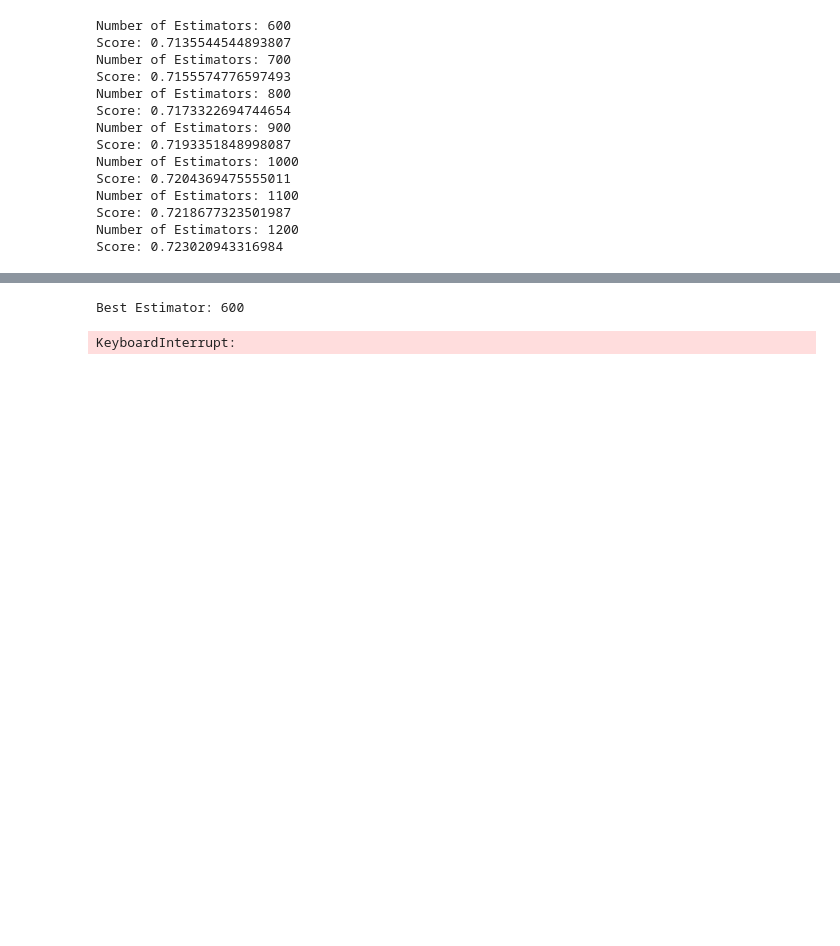
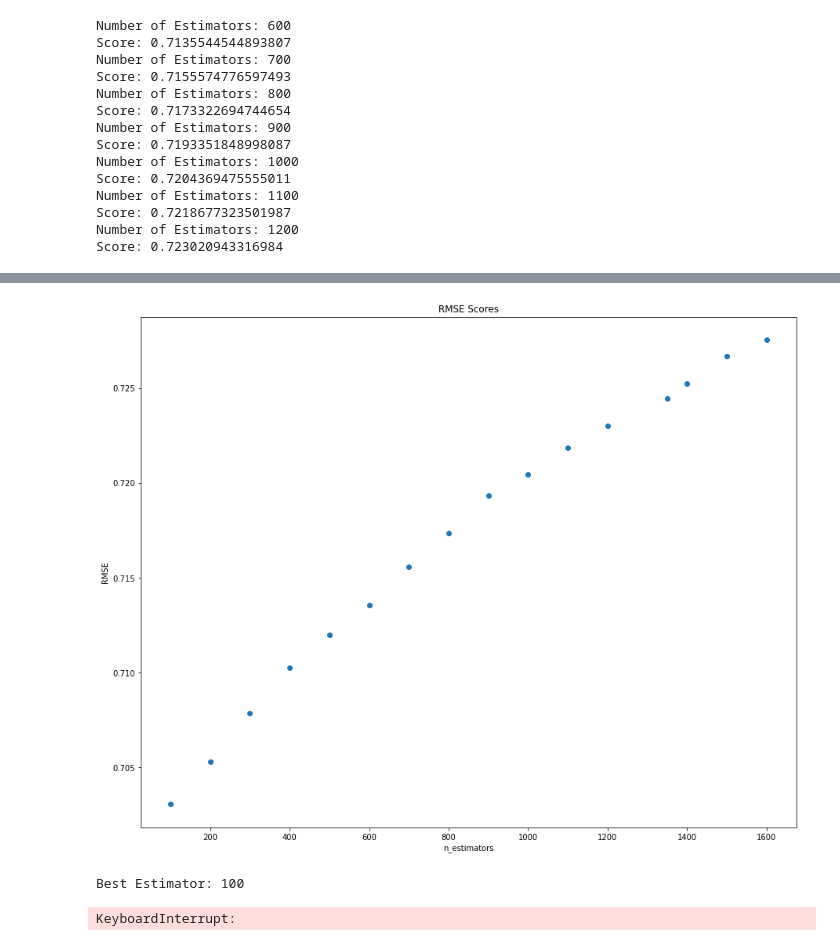
Before and after one commit to fouad89/30-days-of-ml-kaggle-competition, a Jupyter notebook: 05-2_XGBoost_Hyperparamters.ipynb, the cells around one changed output, grey strips where cells are left out. Drawn from its saved outputs; the diff is of its cells as text; code cells hidden in the pictures; blank space fills up the shorter version.

Commit message:
best estimator 100

```diff
--- a/05-2_XGBoost_Hyperparamters.ipynb
+++ b/05-2_XGBoost_Hyperparamters.ipynb
@@ -200,0 +196,7 @@ plt.scatter(rmse_scores.keys(), rmse_scores.values())
+# %%
+n_estimators = range(100, 600, 100)
+print(n_estimators)
+for estimators in n_estimators:
+    xgb_model = XGBRegressor(n_estimators = estimators, objective='reg:squarederror', random_state=42)
+    rmse_scores[estimators]= get_score(xgb_model)**0.5
+    print(f"Number of Estimators: {estimators}\nScore: {rmse_scores[estimators]}")
@@ -201,3 +215,14 @@ plt.scatter(rmse_scores.keys(), rmse_scores.values())
+# %%
+def plot_estimator_scores(estimators_dict, title):
+    plt.figure(figsize=(15,12))
+    plt.scatter(rmse_scores.keys(), rmse_scores.values())
+    plt.title(title)
+    plt.xlabel("n_estimators")
+    plt.ylabel("RMSE")
+# %%
+plot_estimator_scores(rmse_scores, "RMSE Scores")
+# %% [output]
+[figure, added]
 # %%
 best_n_estimator = min(rmse_scores, key=rmse_scores.get)
 best_model = XGBRegressor(n_estimators = best_n_estimator, objective='reg:squarederror', random_state=42)
@@ -207,7 +232,7 @@ best_pipeline = Pipeline(steps=[
     ('model', best_model)
 ])
 # %% [output]
-Best Estimator: 600
+Best Estimator: 100
 # %%
 best_pipeline.fit(X, y)
 # %% [output]
```
Also changed, not shown: parts of 2 cells of this notebook.
